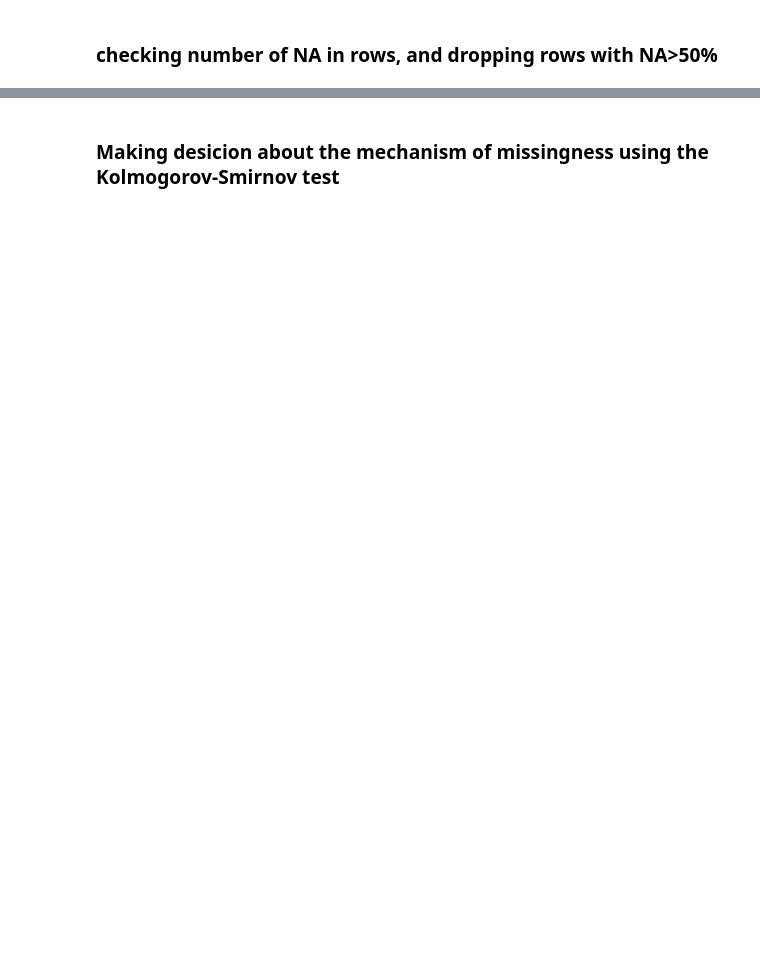
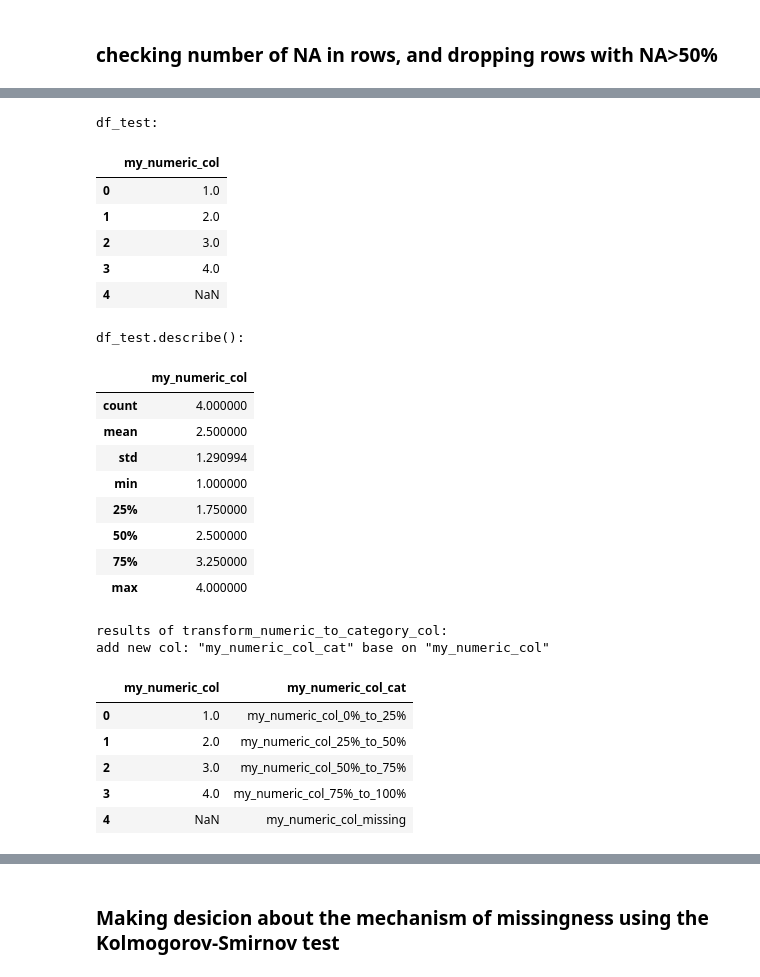
Before and after one commit to NaamaJan/airbnb-berlin-availability, a Jupyter notebook: Berlin_Airbnb_Data_Cleansing.ipynb, the cells around one changed output, grey strips where cells are left out. Cells and saved outputs as stored; diff of their text form; code cells hidden in the pictures; blank space fills up the shorter version.

```diff
--- a/Berlin_Airbnb_Data_Cleansing.ipynb
+++ b/Berlin_Airbnb_Data_Cleansing.ipynb
@@ -834,33 +1178,61 @@ def transform_numeric_to_category_col(_df: pd.DataFrame, _col_name: str) -> pd.D
     df_col_describe = _df[_col_name].describe()
     threshold_25 = df_col_describe['25%']
     threshold_50 = df_col_describe['50%']
     threshold_75 = df_col_describe['75%']
 
     def get_category(row_value):
         if pd.isna(row_value):
             return _col_name + "_missing"
         elif row_value <= threshold_25:
             return _col_name + "_0%_to_25%"
         elif row_value <= threshold_50:
             return _col_name + "_25%_to_50%"
         elif row_value <= threshold_75:
             return _col_name + "_50%_to_75%"
         else:
             return _col_name + "_75%_to_100%"
 
-    _df[_col_name+"_cat"] = _df[_col_name].apply(get_category)
+    target_col_name = _col_name+"_cat"
+    _df[target_col_name] = _df[_col_name].apply(get_category)
+    print(f'add new col: "{target_col_name}" base on "{_col_name}"')
     return _df
 
 
 ######################################################################
 # Testing
 ######################################################################
 df_test = pd.DataFrame(list(range(1, 5))+ [None], columns=['my_numeric_col'])
 print("df_test: ")
 display(df_test)
 print("df_test.describe(): ")
 display(df_test.describe())
 print("results of transform_numeric_to_category_col:")
 transform_numeric_to_category_col(df_test,'my_numeric_col' )
+# %% [output]
+df_test:
+|  | my_numeric_col |
+| 0 | 1.0 |
+| 1 | 2.0 |
+| 2 | 3.0 |
+| 3 | 4.0 |
+| 4 | NaN |
+df_test.describe():
+|  | my_numeric_col |
+| count | 4.000000 |
+| mean | 2.500000 |
+| std | 1.290994 |
+| min | 1.000000 |
+| 25% | 1.750000 |
+| 50% | 2.500000 |
+| 75% | 3.250000 |
+| max | 4.000000 |
+results of transform_numeric_to_category_col:
+add new col: "my_numeric_col_cat" base on "my_numeric_col"
+|  | my_numeric_col | my_numeric_col_cat |
+| 0 | 1.0 | my_numeric_col_0%_to_25% |
+| 1 | 2.0 | my_numeric_col_25%_to_50% |
+| 2 | 3.0 | my_numeric_col_50%_to_75% |
+| 3 | 4.0 | my_numeric_col_75%_to_100% |
+| 4 | NaN | my_numeric_col_missing |
 # %%
 df_clean2.info(verbose=True, null_counts=True)
```
Also changed, not shown: parts of 30 cells of this notebook, 1 other file.
